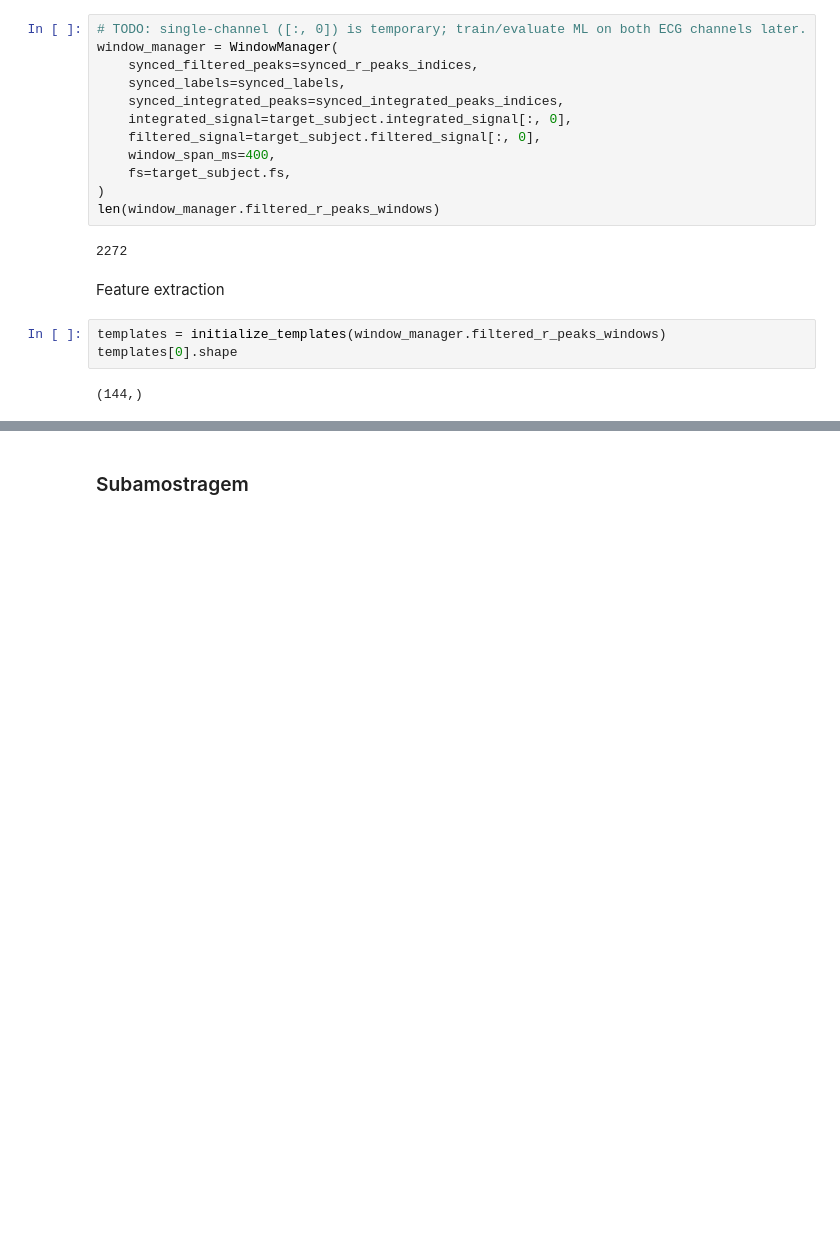
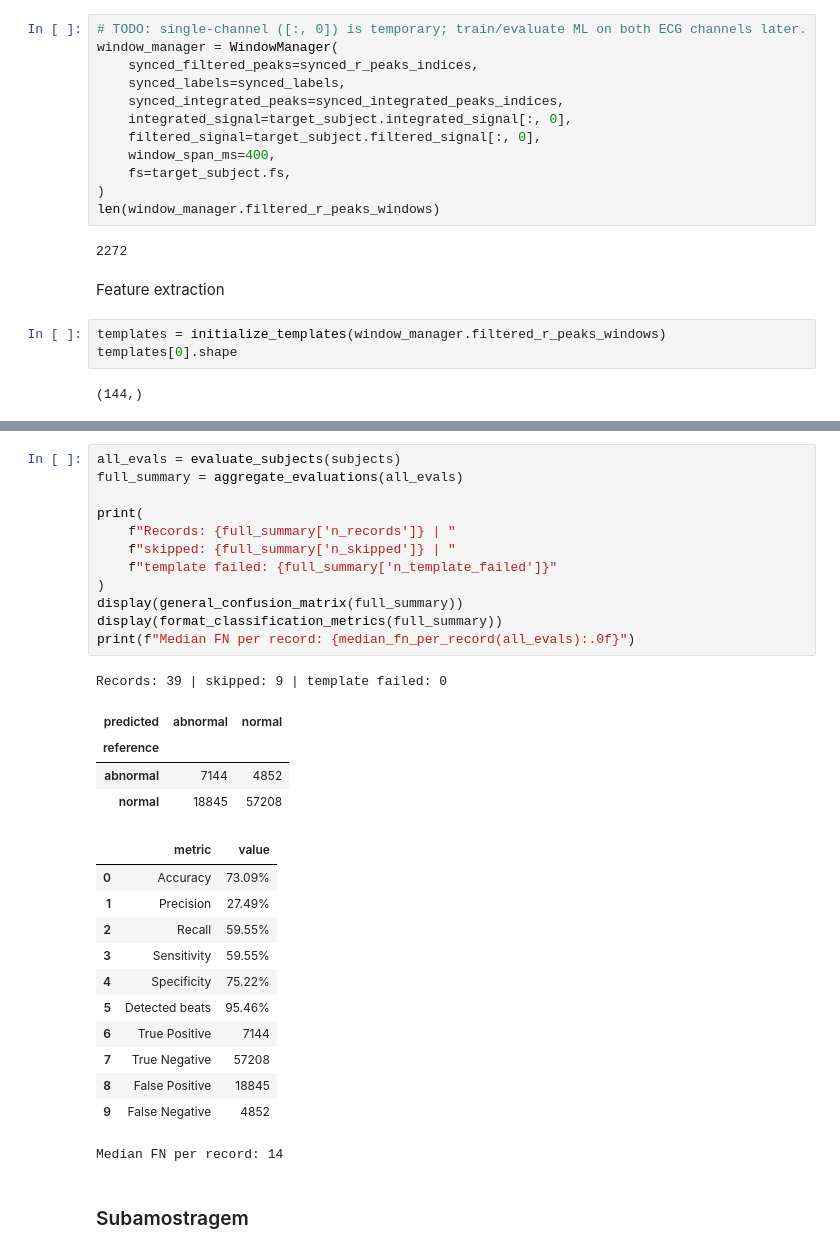
Before and after one commit to IgorVasconcelos1711/tcc-ecg-proccessing, a Jupyter notebook: code/israeli_data.ipynb, the cells around one changed output, grey strips where cells are left out. Drawn from its saved outputs; the diff is of its cells as text; blank space fills up the shorter version.

```diff
--- a/code/israeli_data.ipynb
+++ b/code/israeli_data.ipynb
@@ -260,2 +281,32 @@ extract_average_energy(window_manager.filtered_r_peaks_windows[0])
+# %%
+all_evals = evaluate_subjects(subjects)
+full_summary = aggregate_evaluations(all_evals)
+
+print(
+    f"Records: {full_summary['n_records']} | "
+    f"skipped: {full_summary['n_skipped']} | "
+    f"template failed: {full_summary['n_template_failed']}"
+)
+display(general_confusion_matrix(full_summary))
+display(format_classification_metrics(full_summary))
+print(f"Median FN per record: {median_fn_per_record(all_evals):.0f}")
+# %% [output]
+Records: 39 | skipped: 9 | template failed: 0
+| predicted | abnormal | normal |
+| reference |  |  |
+| abnormal | 7144 | 4852 |
+| normal | 18845 | 57208 |
+|  | metric | value |
+| 0 | Accuracy | 73.09% |
+| 1 | Precision | 27.49% |
+| 2 | Recall | 59.55% |
+| 3 | Sensitivity | 59.55% |
+| 4 | Specificity | 75.22% |
+| 5 | Detected beats | 95.46% |
+| 6 | True Positive | 7144 |
+| 7 | True Negative | 57208 |
+| 8 | False Positive | 18845 |
+| 9 | False Negative | 4852 |
+Median FN per record: 14
 # %% [markdown]
 ### Subamostragem
```
Also changed, not shown: parts of 16 cells of this notebook, 9 other files.
